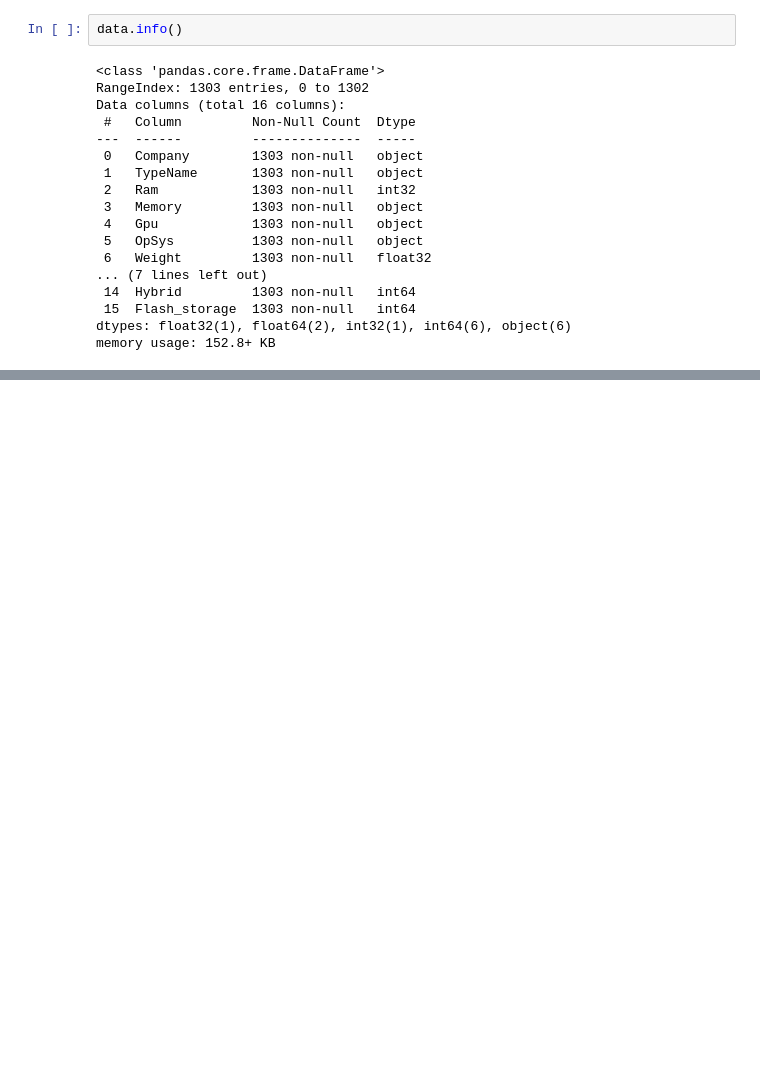
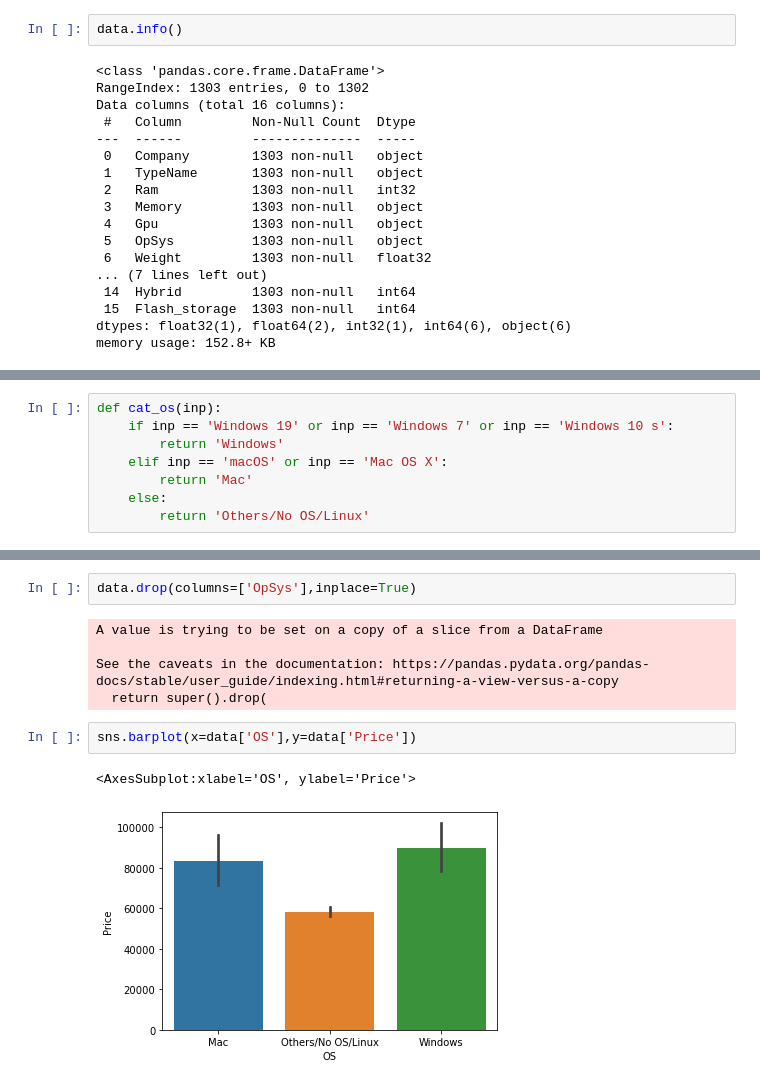
Before and after one commit to shamwamachristine/Laptop-Price-Predictor, a Jupyter notebook: laptop.ipynb, the cells around one changed output, grey strips where cells are left out. Saved outputs shown, nothing was run; the diff lists cells and outputs as text; blank space fills up the shorter version.

```diff
--- a/laptop.ipynb
+++ b/laptop.ipynb
@@ -533,0 +683,8 @@ data.drop(columns=['Memory'])
+# %%
+def cat_os(inp):
+    if inp == 'Windows 19' or inp == 'Windows 7' or inp == 'Windows 10 s':
+        return 'Windows'
+    elif inp == 'macOS' or inp == 'Mac OS X':
+        return 'Mac'
+    else:
+        return 'Others/No OS/Linux'
@@ -533,0 +708,12 @@ data.drop(columns=['Memory'])
+# %%
+data.drop(columns=['OpSys'],inplace=True)
+# %% [output]
+A value is trying to be set on a copy of a slice from a DataFrame
+
+See the caveats in the documentation: https://pandas.pydata.org/pandas-docs/stable/user_guide/indexing.html#returning-a-view-versus-a-copy
+  return super().drop(
+# %%
+sns.barplot(x=data['OS'],y=data['Price'])
+# %% [output]
+<AxesSubplot:xlabel='OS', ylabel='Price'>
+[figure, added]
```
Also changed, not shown: parts of 64 cells of this notebook, 2 other files.
